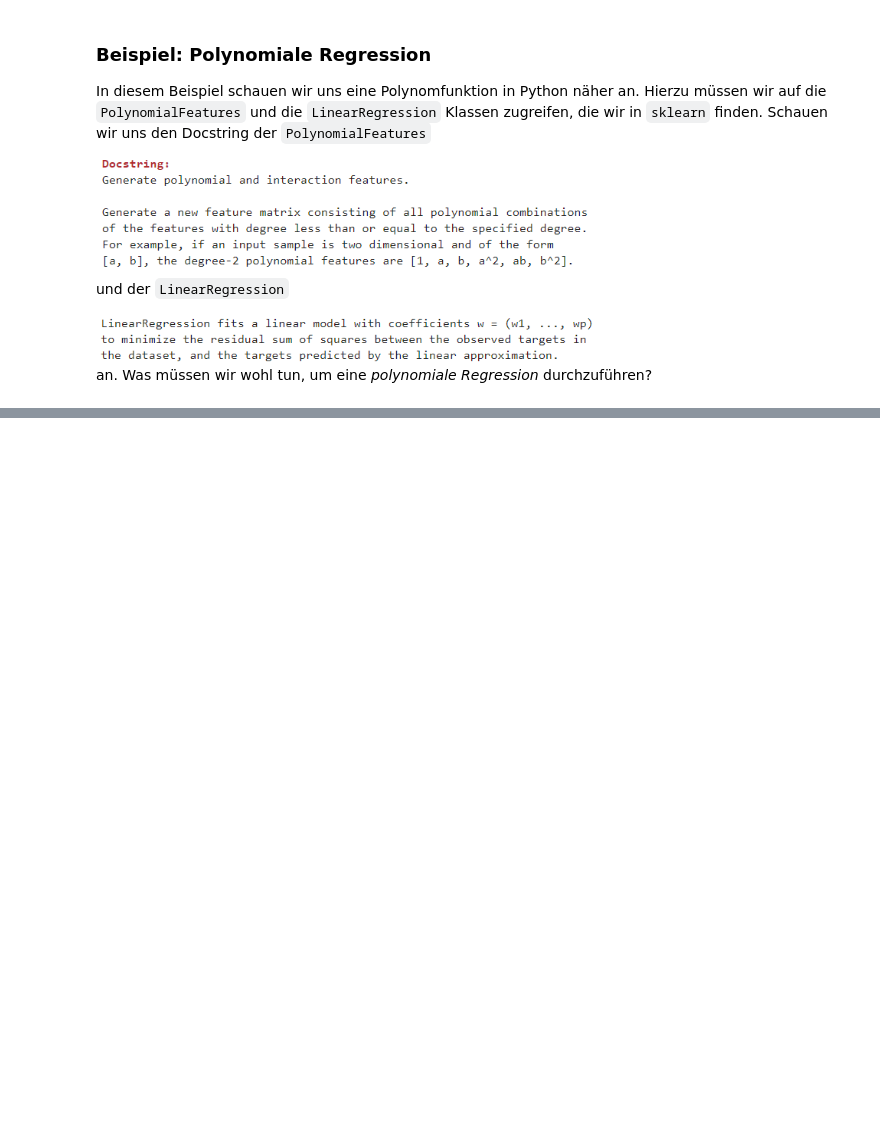
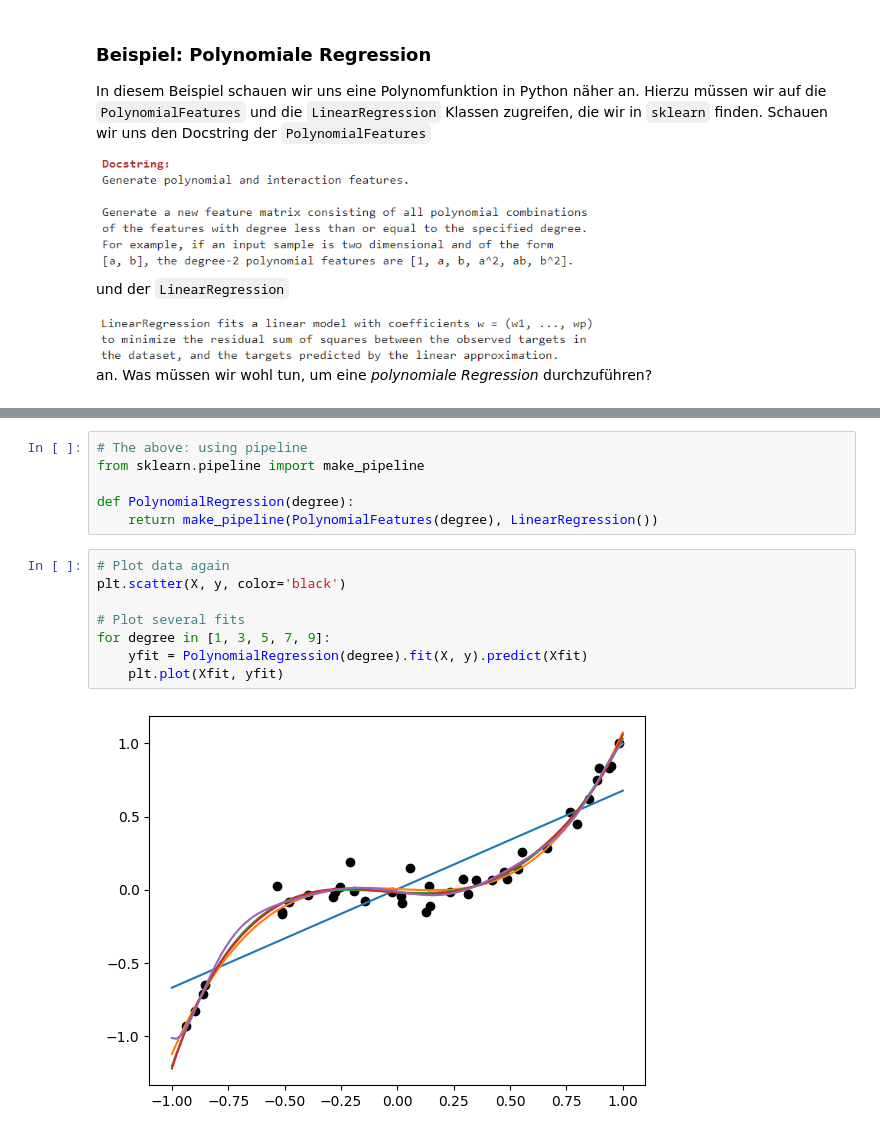
Before and after one commit to Oberfeldwedler/predictive_maintenance, a Jupyter notebook: 02_modeling_introduction_to_machine_learning/code/examples/edited/02_modeling_introduction_to_machine_learning_examples_wo_sol.ipynb, the cells around one changed output, grey strips where cells are left out. Saved outputs shown, nothing was run; the diff lists cells and outputs as text; blank space fills up the shorter version.

```diff
--- a/02_modeling_introduction_to_machine_learning/code/examples/edited/02_modeling_introduction_to_machine_learning_examples_wo_sol.ipynb
+++ b/02_modeling_introduction_to_machine_learning/code/examples/edited/02_modeling_introduction_to_machine_learning_examples_wo_sol.ipynb
@@ -90,0 +101,16 @@ def make_data(N=100, err=0.08):
+# %%
+# The above: using pipeline
+from sklearn.pipeline import make_pipeline
+
+def PolynomialRegression(degree):
+    return make_pipeline(PolynomialFeatures(degree), LinearRegression())
+# %%
+# Plot data again
+plt.scatter(X, y, color='black')
+
+# Plot several fits
+for degree in [1, 3, 5, 7, 9]:
+    yfit = PolynomialRegression(degree).fit(X, y).predict(Xfit)
+    plt.plot(Xfit, yfit)
+# %% [output]
+[figure, added]
```
Also changed, not shown: parts of 7 cells of this notebook, 11 other files.
